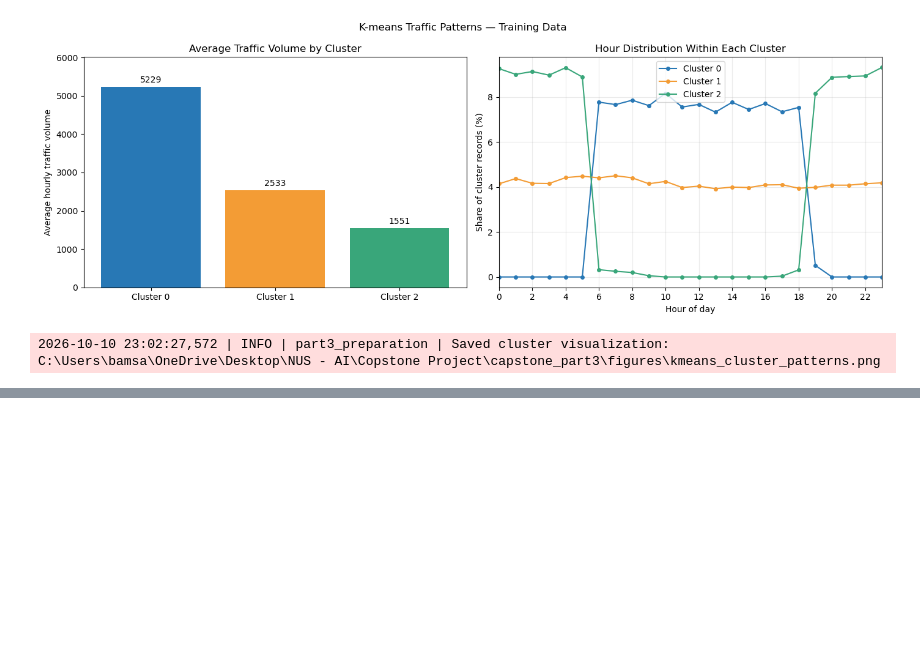
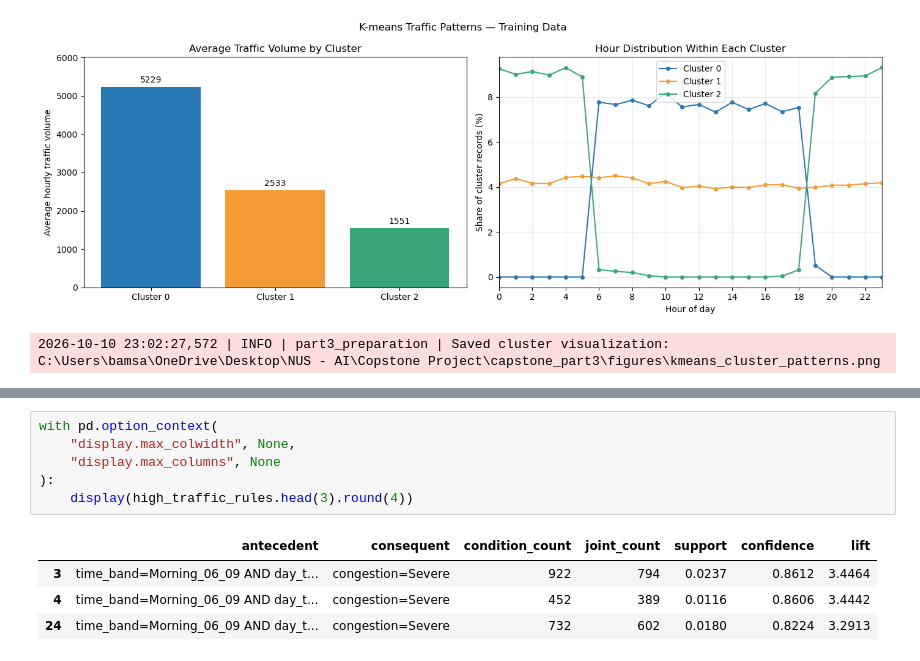
Before and after one commit to Yujin-lab55/smart-city-traffic-capstone, a Jupyter notebook: Capstone_Part3 (3).ipynb, the cells around one changed output, grey strips where cells are left out. Drawn from its saved outputs; the diff is of its cells as text; blank space fills up the shorter version.

Commit message:
Add association rules for time, day type and traffic categories

```diff
--- a/Capstone_Part3 (3).ipynb
+++ b/Capstone_Part3 (3).ipynb
@@ -968,0 +1092,11 @@ logger.info("Saved cluster visualization: %s", figure_path)
+# %%
+with pd.option_context(
+    "display.max_colwidth", None,
+    "display.max_columns", None
+):
+    display(high_traffic_rules.head(3).round(4))
+# %% [output]
+|  | antecedent | consequent | condition_count | joint_count | support | confidence | lift |
+| 3 | time_band=Morning_06_09 AND day_t... | congestion=Severe | 922 | 794 | 0.0237 | 0.8612 | 3.4464 |
+| 4 | time_band=Morning_06_09 AND day_t... | congestion=Severe | 452 | 389 | 0.0116 | 0.8606 | 3.4442 |
+| 24 | time_band=Morning_06_09 AND day_t... | congestion=Severe | 732 | 602 | 0.0180 | 0.8224 | 3.2913 |
```
Also changed, not shown: parts of 1 cell of this notebook, 3 other files.
